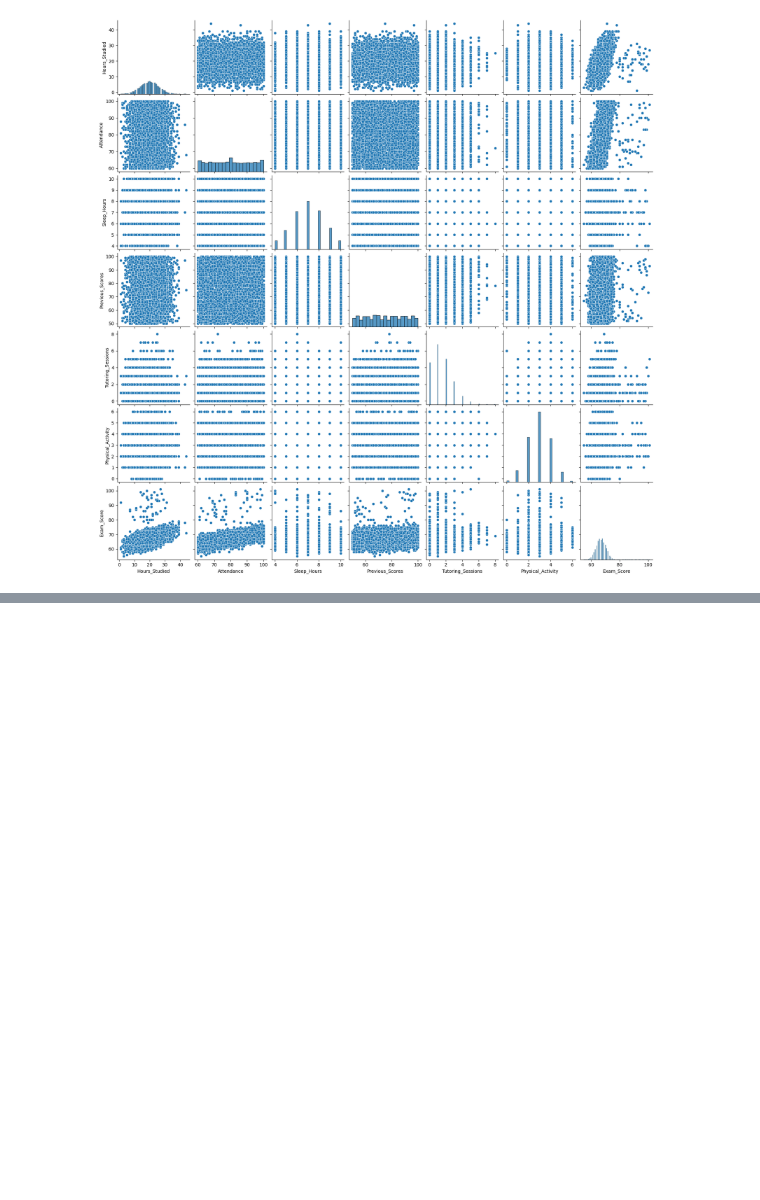
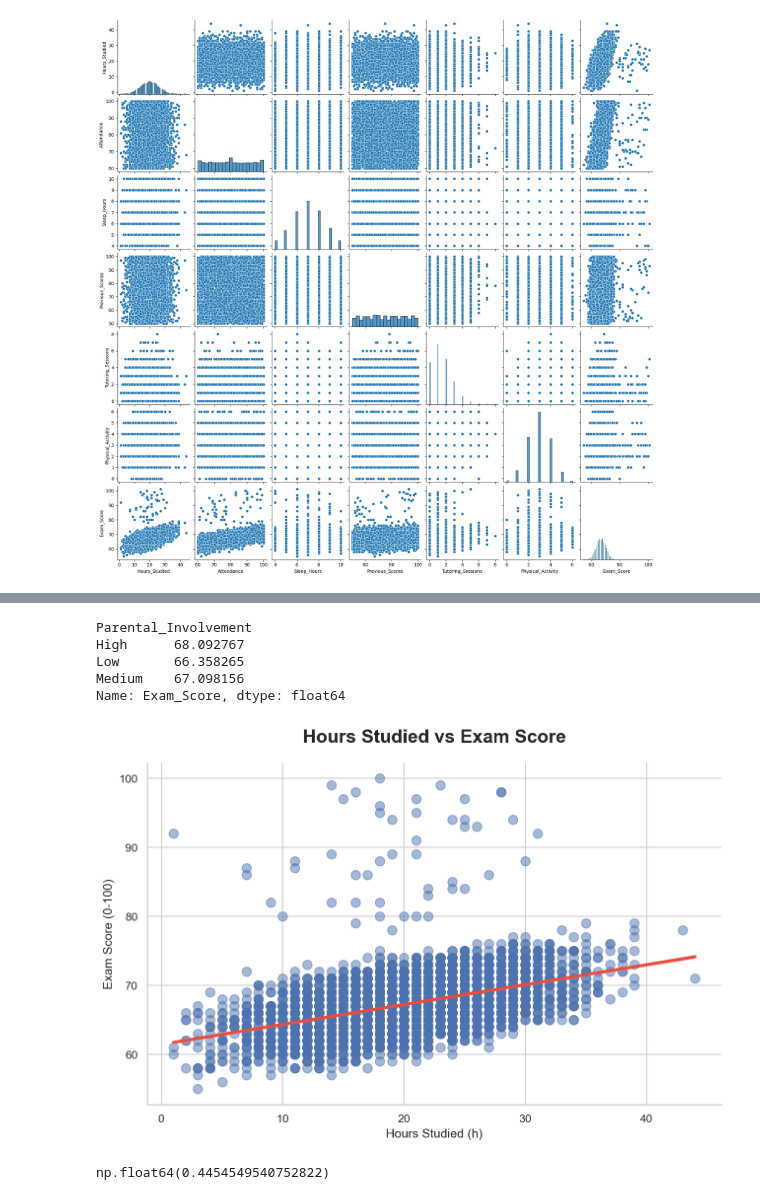
Before and after one commit to hey-hector/2026-02-BILBAO-FT-Data-Science, a Jupyter notebook: 2-Data_Analysis/EDA/Proyecto EDA_Hector.ipynb, the cells around one changed output, grey strips where cells are left out. Cells and saved outputs as stored; diff of their text form; code cells hidden in the pictures; blank space fills up the shorter version.

```diff
--- a/2-Data_Analysis/EDA/Proyecto EDA_Hector.ipynb
+++ b/2-Data_Analysis/EDA/Proyecto EDA_Hector.ipynb
@@ -548,0 +677,9 @@ plt.show() #limpia cualquier texto residual del sistema y muestra la imagen fina
+# %%
+students.groupby('Parental_Involvement')['Exam_Score'].mean() #ejemplo de representación numérica del gráfico de barras arriba mostrado
+#para el caso de la variable Categórica "Parental_Involvement". Como se puede observar, la media del "Exam_Score" para cada grupo es muy similar
+# %% [output]
+Parental_Involvement
+High      68.092767
+Low       66.358265
+Medium    67.098156
+Name: Exam_Score, dtype: float64
@@ -557,0 +702,34 @@ plt.show() #limpia cualquier texto residual del sistema y muestra la imagen fina
+# %%
+#Hours_Studied vs Exam_Score:
+# 1. Configuración de alta resolución y estilo limpio
+plt.rcParams['figure.dpi'] = 150 # Evita que se vea borroso en PPT
+sns.set_theme(style = "whitegrid") # Fondo claro, ideal para presentaciones
+
+# 2. Crear el gráfico desde el mismo DataFrame
+plt.figure(figsize = (10, 6))
+sns.regplot(data = students.drop(index = 1525), x = 'Hours_Studied', y = 'Exam_Score', #Se quita a la estudiante que ha sacado más de 100 (por índice sacado antes: 1.525)
+            scatter_kws = {'alpha':0.5, 's':80}, # Puntos suaves y grandes
+            line_kws = {'color':'#E74C3C', 'lw':3}) # Línea de tendencia clara
+
+# 3. Pulido visual (Lo que lo hace profesional)
+plt.title('Hours Studied vs Exam Score', fontsize = 18, pad = 20, fontweight = 'bold')
+plt.xlabel('Hours Studied (h)', fontsize = 12)
+plt.ylabel('Exam Score (0-100)', fontsize = 12)
+sns.despine() # Elimina los bordes derecho y superior
+
+# 4. Guardar para insertar en PowerPoint
+plt.savefig('Hours Studied vs Exam Score_ppt.png', bbox_inches = 'tight', dpi = 300)
+plt.show()
+# Exportación de Calidad: plt.savefig() con un dpi de 300 para que la imagen mantenga la nitidez al estirarla en la diapositiva.
+
+#CONCLUSIONES:
+#la línea roja: en el código que usamos (sns.regplot), la línea roja es la línea de regresión lineal (o línea de tendencia)
+# Su función no es marcar el promedio, sino mostrar la dirección de la relación entre las dos variables:
+# Si la línea sube, hay una relación positiva (si X crece, Y también). Si la línea baja, la relación es negativa (si X crece, Y disminuye)
+#Teniendo esto en cuenta, se ve que hay una relación positiva; es decir, contra más horas se estudia, mejor nota se sacará
+# %% [output]
+[figure, added]
+# %%
+students['Hours_Studied'].corr(students['Exam_Score']) #que es el coeficiente de correlación que ha aparecido en el mapa de calor. CONFIRMADO
+# %% [output]
+np.float64(0.4454549540752822)
```
Also changed, not shown: parts of 23 cells of this notebook, 15 other files.
